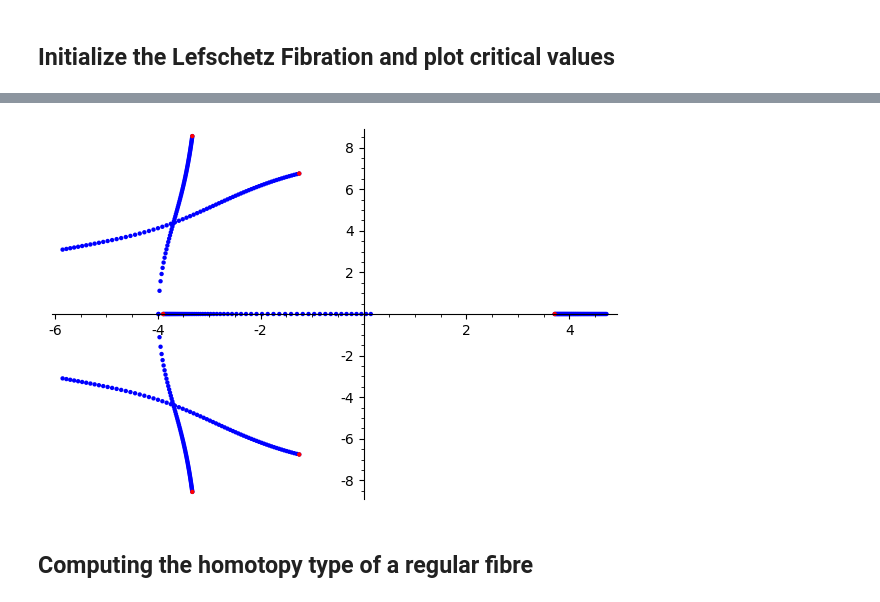
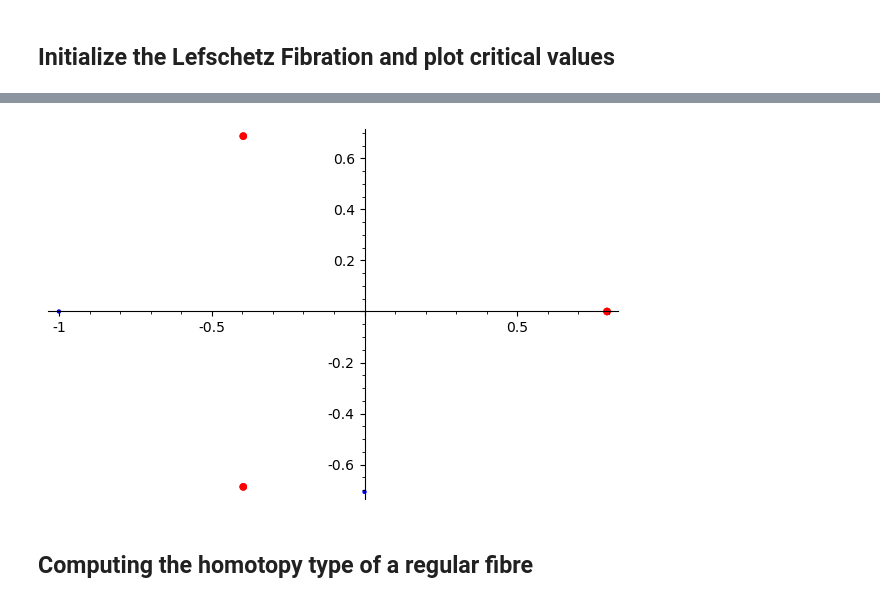
Before and after one commit to ViveLeFrance/Painlev-, a Jupyter notebook: painleve.ipynb, the cells around one changed output, grey strips where cells are left out. Drawn from its saved outputs; the diff is of its cells as text; code cells hidden in the pictures.

```diff
--- a/painleve.ipynb
+++ b/painleve.ipynb
@@ -160,0 +202,5 @@ points: 6, values: 6
+# %%
+# Set initial and target index for the path to be evaluated
+initial = 4
+target = 5
+steps = 100
@@ -166,2 +252,27 @@ scatter_plot(plot_points, marker='s', title='Branch Points of rho')
 # %%
-matching_critical_value = 6 # Choose the index of the corresponding critical value of f to which we study a matching path
+target_fibre = crit_values_f[0] # Choose the index of the corresponding critical value of f to which we study a matching path
+
+origin_fibre = 0 # Choose the initial point for the matching path. Complex numbers should be written as x + y * I.
+# %%
+fibre_t = f.get_fibre(t, y)[0].simplify()
+fibre_origin = fibre_t.subs(t==origin_fibre)
+
+rho_eq_t = rho_eq.subs(y==fibre_t)
+rho_eq_origin = rho_eq_t.subs(t==origin_fibre)
+
+rho = LefschetzFibration([x, y, z, a], fibre_origin, rho_eq_origin)
+crit_points_rho = rho.get_critical_points()
+crit_values_rho = rho.get_critical_values()
+
+
+plot = Graphics()
+
+for i, w in enumerate(crit_values_rho):
+    # Plot the point
+    plot += points((w.real(), w.imag()), size=30, color='red')
+
+    # Annotate the point with its index
+    plot += text(str(i+1), (w.real()-0.1, w.imag()), color='blue', fontsize=10, horizontal_alignment='right')
+
+# Display the plot
+show(plot, title="Critical values of rho")
@@ -168,6 +283,6 @@ matching_critical_value = 6 # Choose the index of the corresponding critical val
 # %%
 matching_path = {}
 for s in np.linspace(0,1,71):
-    fibre_s = fibre_t.subs(t==s*crit_values_f[matching_critical_value])
-    rho_s = LefschetzFibration([x, y, z, a], fibre_s, rho.fibration)
+    fibre_s = fibre_t.subs(t==(1-s)*origin_fibre + s*target_fibre)
+    rho_s = LefschetzFibration([x, y, z, a], fibre_s, rho_eq_t.subs(t==(1-s)*origin_fibre + s*target_fibre))
     matching_path[s] = rho_s.get_critical_values()
@@ -174,13 +307,13 @@ for s in np.linspace(0,1,71):
 # %%
-plot_points_highlight = points([(value.real(), value.imag()) for value in matching_path[0]], color='red')
+plot_points_highlight = points([(value.real(), value.imag()) for value in matching_path[0]], color='red', size=30)
 
 
 
 plot_points = points([(value.real(), value.imag()) for crit_values in list(matching_path.values()) for value in crit_values])
 plot = plot_points+plot_points_highlight
 plot.show()
 # %% [output]
-[figure, old version]
+[figure, new version]
 # %% [markdown]
 ## Computing the homotopy type of a regular fibre
 # %%
```
Also changed, not shown: parts of 29 cells of this notebook, 1 other file.
